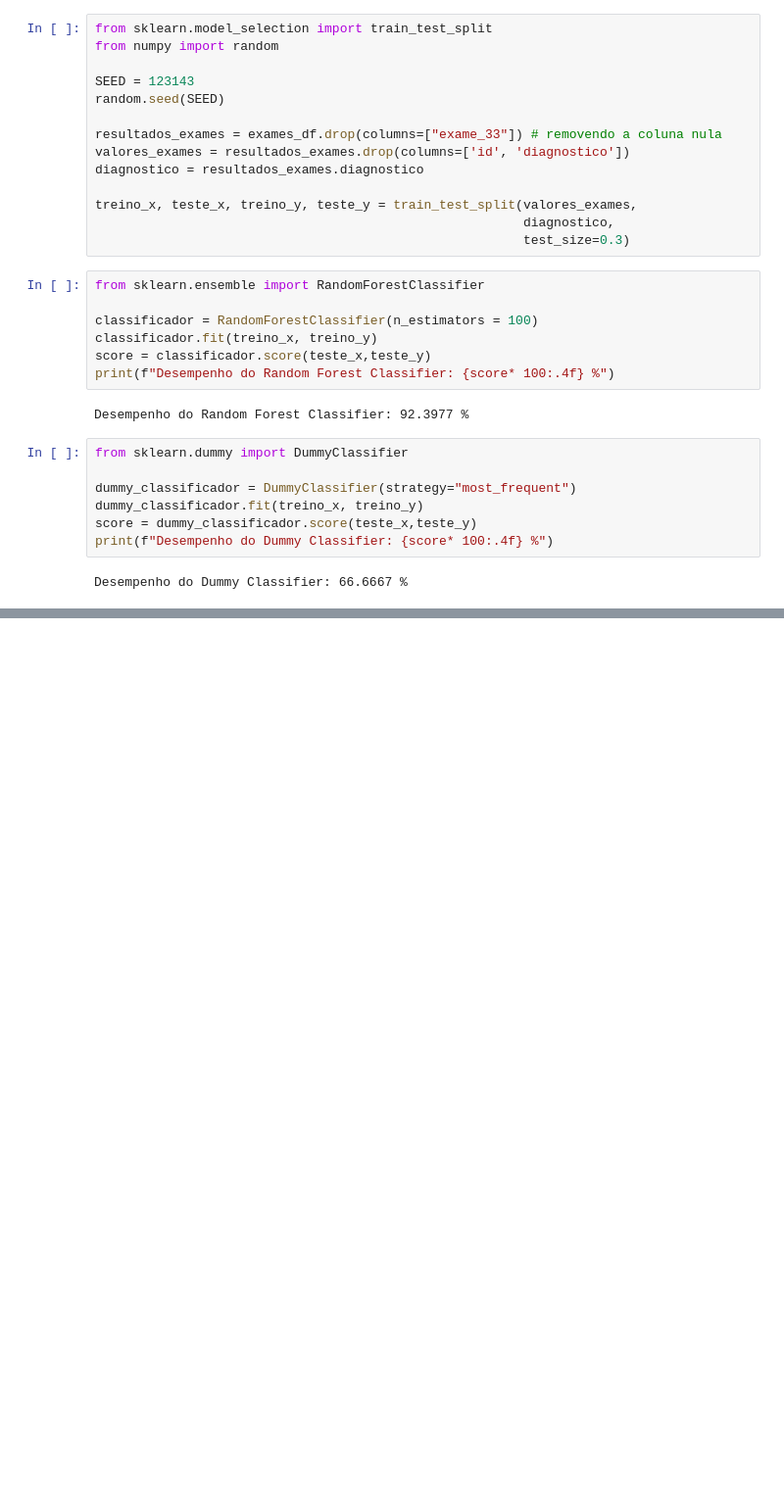
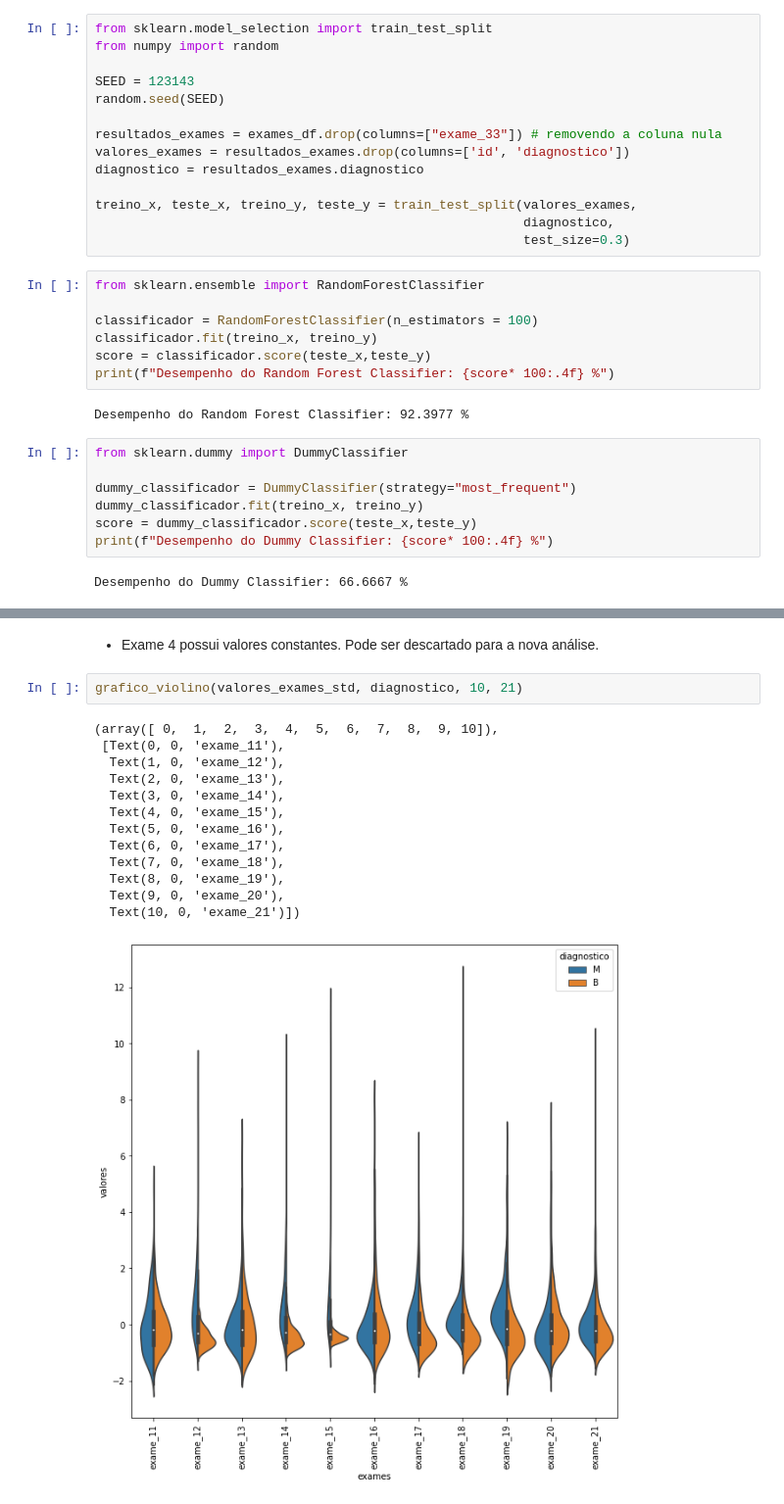
Before and after one commit to Guilherme-iram/MachineLearning, a Jupyter notebook: Preprocessamento/ReducaoDimensionalidade/data_process.ipynb, the cells around one changed output, grey strips where cells are left out. Shown at 98% size. Saved outputs shown, nothing was run; the diff lists cells and outputs as text; blank space fills up the shorter version.

Commit message:
Preprocessamento - colunas constantes

```diff
--- a/Preprocessamento/ReducaoDimensionalidade/data_process.ipynb
+++ b/Preprocessamento/ReducaoDimensionalidade/data_process.ipynb
@@ -59,0 +118,18 @@ Desempenho do Dummy Classifier: 66.6667 %
+# %% [markdown]
+- Exame 4 possui valores constantes. Pode ser descartado para a nova análise.
+# %%
+grafico_violino(valores_exames_std, diagnostico, 10, 21)
+# %% [output]
+(array([ 0,  1,  2,  3,  4,  5,  6,  7,  8,  9, 10]),
+ [Text(0, 0, 'exame_11'),
+  Text(1, 0, 'exame_12'),
+  Text(2, 0, 'exame_13'),
+  Text(3, 0, 'exame_14'),
+  Text(4, 0, 'exame_15'),
+  Text(5, 0, 'exame_16'),
+  Text(6, 0, 'exame_17'),
+  Text(7, 0, 'exame_18'),
+  Text(8, 0, 'exame_19'),
+  Text(9, 0, 'exame_20'),
+  Text(10, 0, 'exame_21')])
+[figure, added]
```
Also changed, not shown: parts of 12 cells of this notebook, 2 other files.
